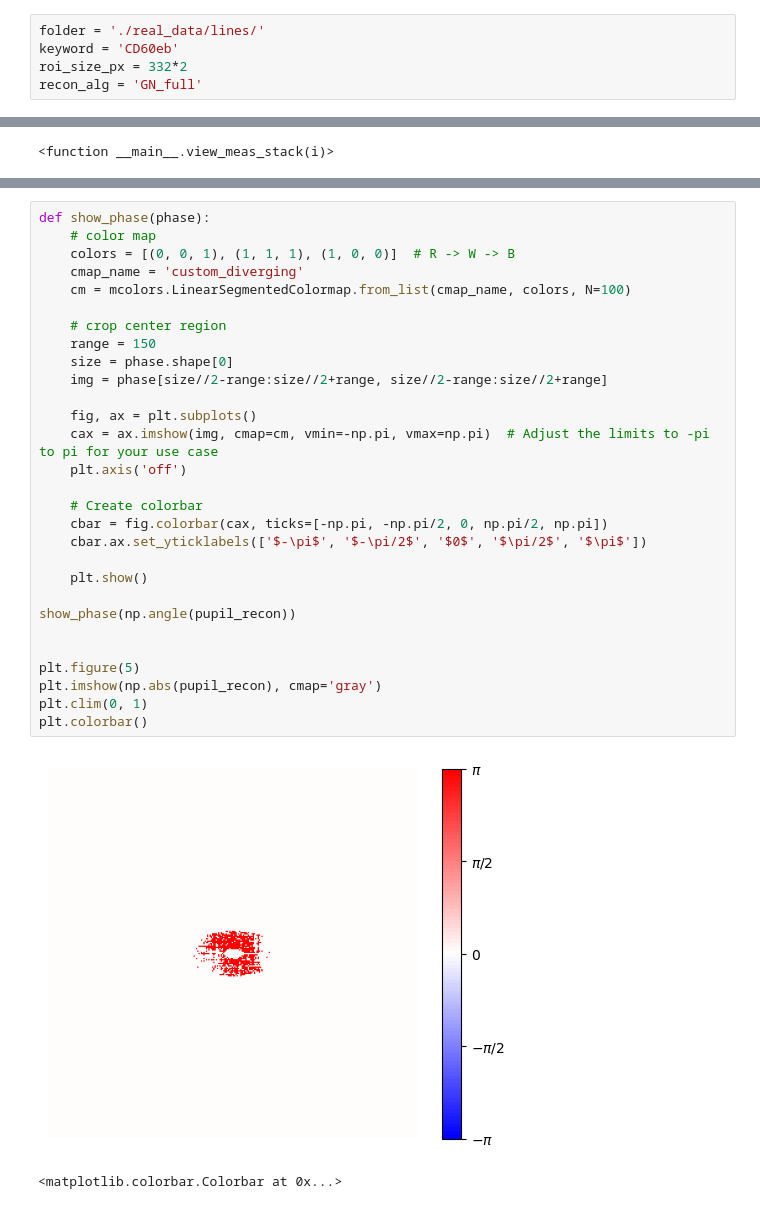
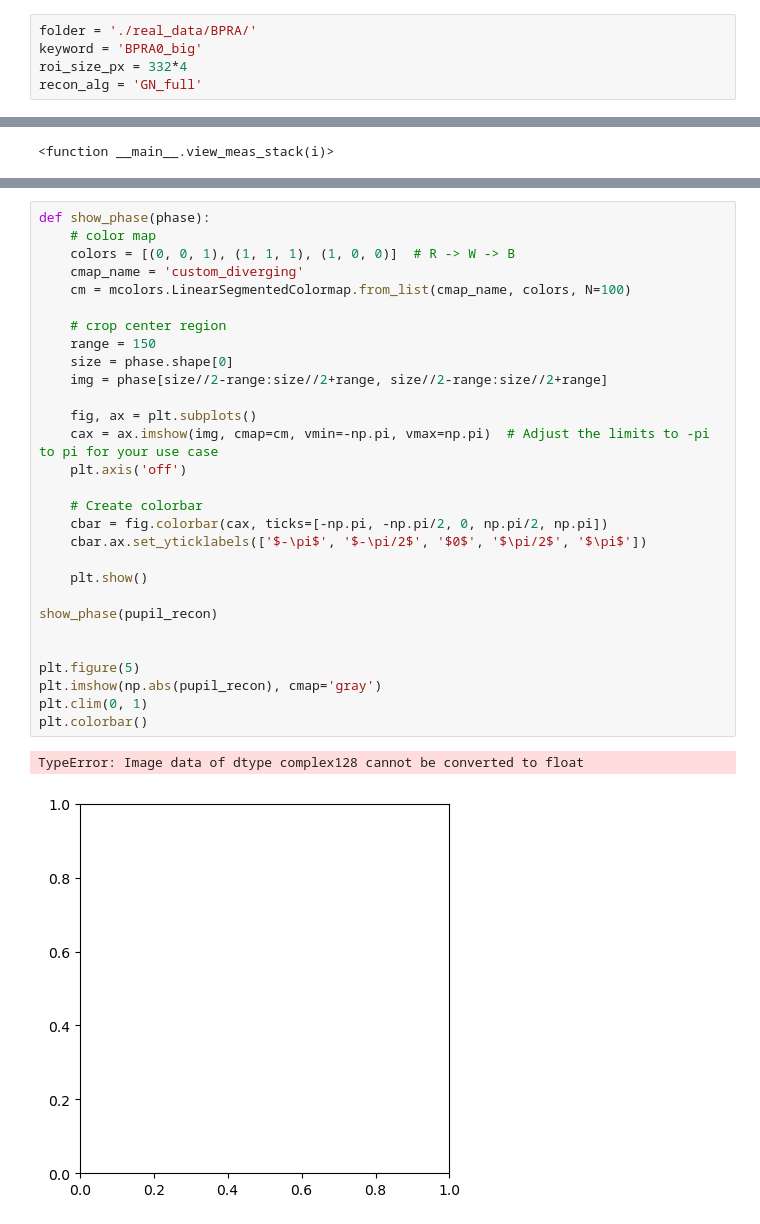
Before and after one commit to ArianaGu/EUV_FPM, a Jupyter notebook: plot_exp.ipynb, the cells around one changed output, grey strips where cells are left out. Cells and saved outputs as stored; diff of their text form.

```diff
--- a/plot_exp.ipynb
+++ b/plot_exp.ipynb
@@ -4,9 +4,9 @@ import scipy.io
 from utils import *
 import matplotlib.pyplot as plt
 # %%
-folder = './real_data/lines/'
-keyword = 'CD60eb'
-roi_size_px = 332*2
+folder = './real_data/BPRA/'
+keyword = 'BPRA0_big'
+roi_size_px = 332*4
 recon_alg = 'GN_full'
 # %%
 # effective pixel size
@@ -181,32 +195,32 @@ ValueError: operands could not be broadcast together with shapes (664,664) (3,3,
 # %%
 def show_phase(phase):
     # color map
     colors = [(0, 0, 1), (1, 1, 1), (1, 0, 0)]  # R -> W -> B
     cmap_name = 'custom_diverging'
     cm = mcolors.LinearSegmentedColormap.from_list(cmap_name, colors, N=100)
 
     # crop center region
     range = 150
     size = phase.shape[0]
     img = phase[size//2-range:size//2+range, size//2-range:size//2+range]
 
     fig, ax = plt.subplots()
     cax = ax.imshow(img, cmap=cm, vmin=-np.pi, vmax=np.pi)  # Adjust the limits to -pi to pi for your use case
     plt.axis('off')
 
     # Create colorbar
     cbar = fig.colorbar(cax, ticks=[-np.pi, -np.pi/2, 0, np.pi/2, np.pi])
     cbar.ax.set_yticklabels(['$-\pi$', '$-\pi/2$', '$0$', '$\pi/2$', '$\pi$'])
 
     plt.show()
 
-show_phase(np.angle(pupil_recon))
+show_phase(pupil_recon)
 
 
 plt.figure(5)
 plt.imshow(np.abs(pupil_recon), cmap='gray')
 plt.clim(0, 1)
 plt.colorbar()
 # %% [output]
+TypeError: Image data of dtype complex128 cannot be converted to float
-[figure, old version]
+[figure, new version]
-<matplotlib.colorbar.Colorbar at 0x...>
```
Also changed, not shown: parts of 5 cells of this notebook, 5 other files.
